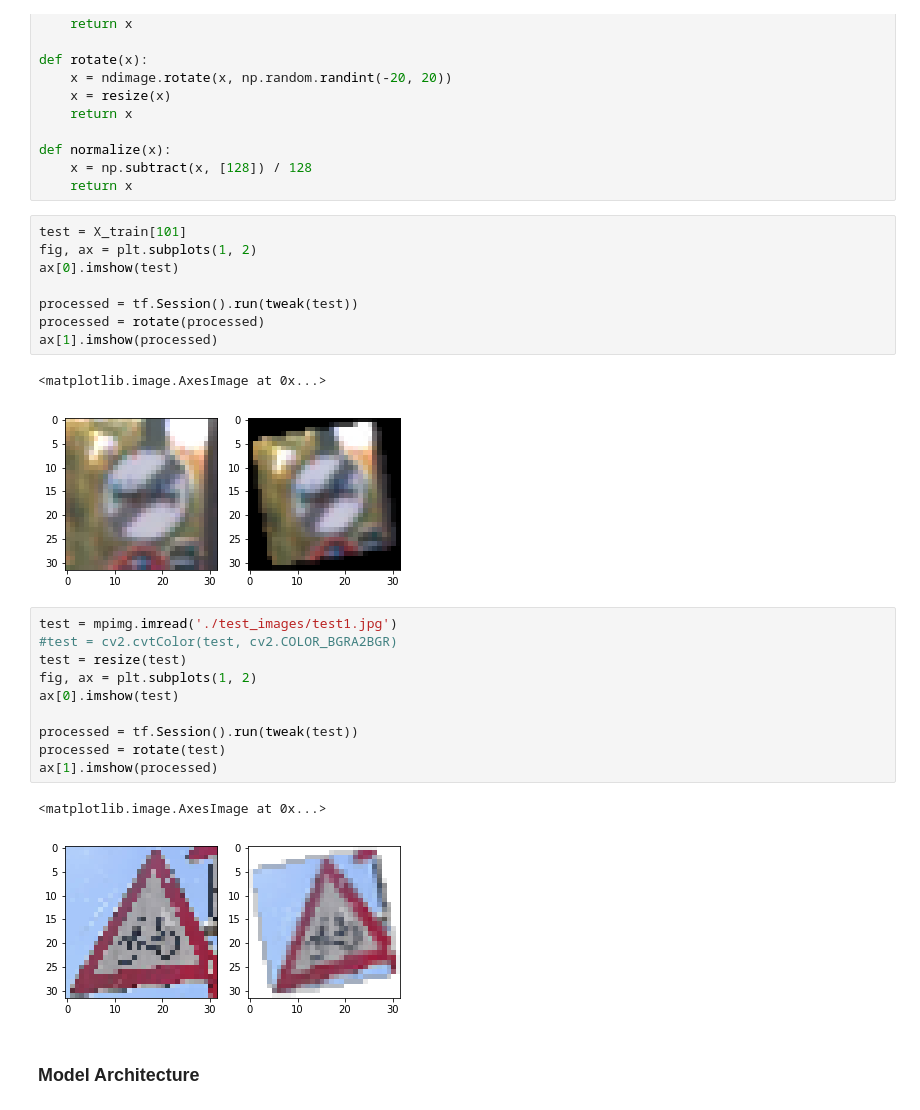
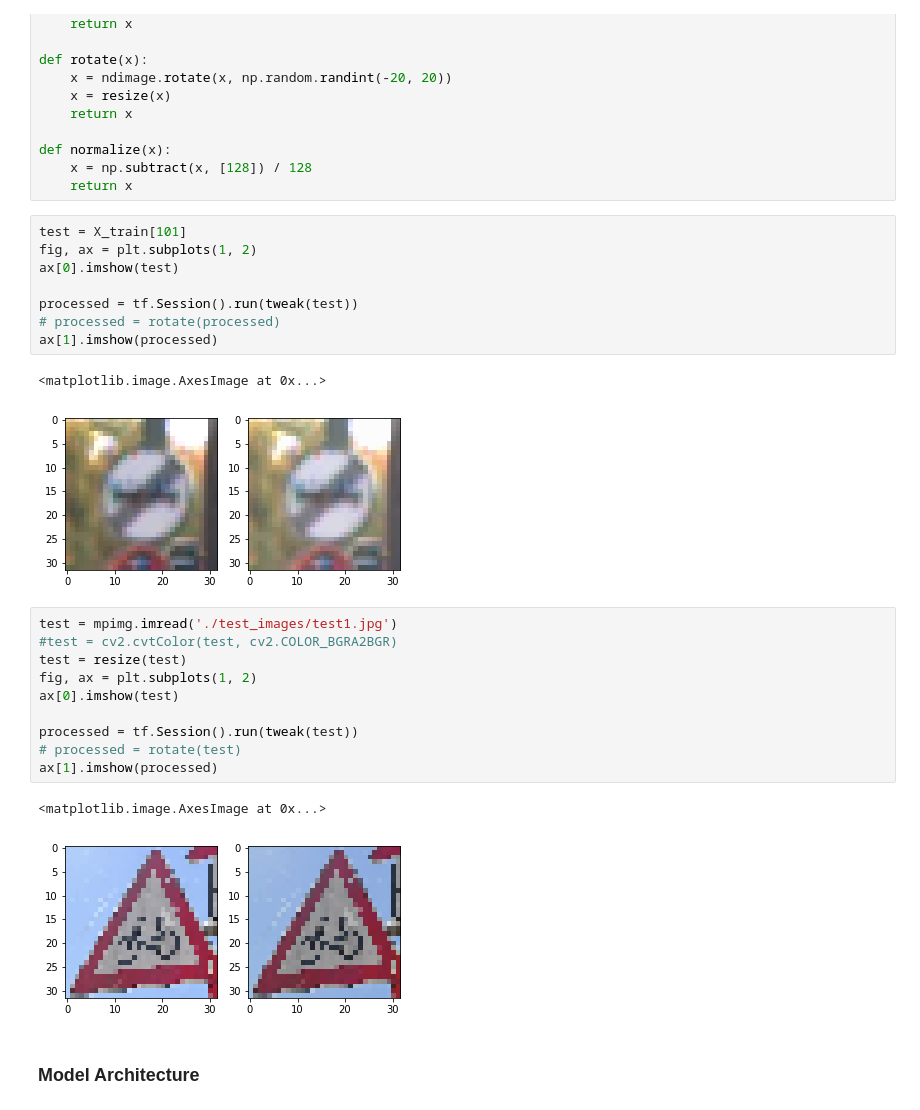
Before and after one commit to rednotion/traffic-sign-classifier, a Jupyter notebook: Traffic_Sign_Classifier.ipynb, the cells around one changed output. Drawn from its saved outputs; the diff is of its cells as text.

```diff
--- a/Traffic_Sign_Classifier.ipynb
+++ b/Traffic_Sign_Classifier.ipynb
@@ -171,14 +171,14 @@ def normalize(x):
 # %%
 test = X_train[101]
 fig, ax = plt.subplots(1, 2)
 ax[0].imshow(test)
 
 processed = tf.Session().run(tweak(test))
-processed = rotate(processed)
+# processed = rotate(processed)
 ax[1].imshow(processed)
 # %% [output]
 <matplotlib.image.AxesImage at 0x...>
-[figure, old version]
+[figure, new version]
 # %%
 test = mpimg.imread('./test_images/test1.jpg')
 #test = cv2.cvtColor(test, cv2.COLOR_BGRA2BGR)
@@ -187,11 +187,11 @@ fig, ax = plt.subplots(1, 2)
 ax[0].imshow(test)
 
 processed = tf.Session().run(tweak(test))
-processed = rotate(test)
+# processed = rotate(test)
 ax[1].imshow(processed)
 # %% [output]
 <matplotlib.image.AxesImage at 0x...>
-[figure, old version]
+[figure, new version]
 # %% [markdown]
 ### Model Architecture
 # %%
```
Also changed, not shown: parts of 19 cells of this notebook, 3 other files.
